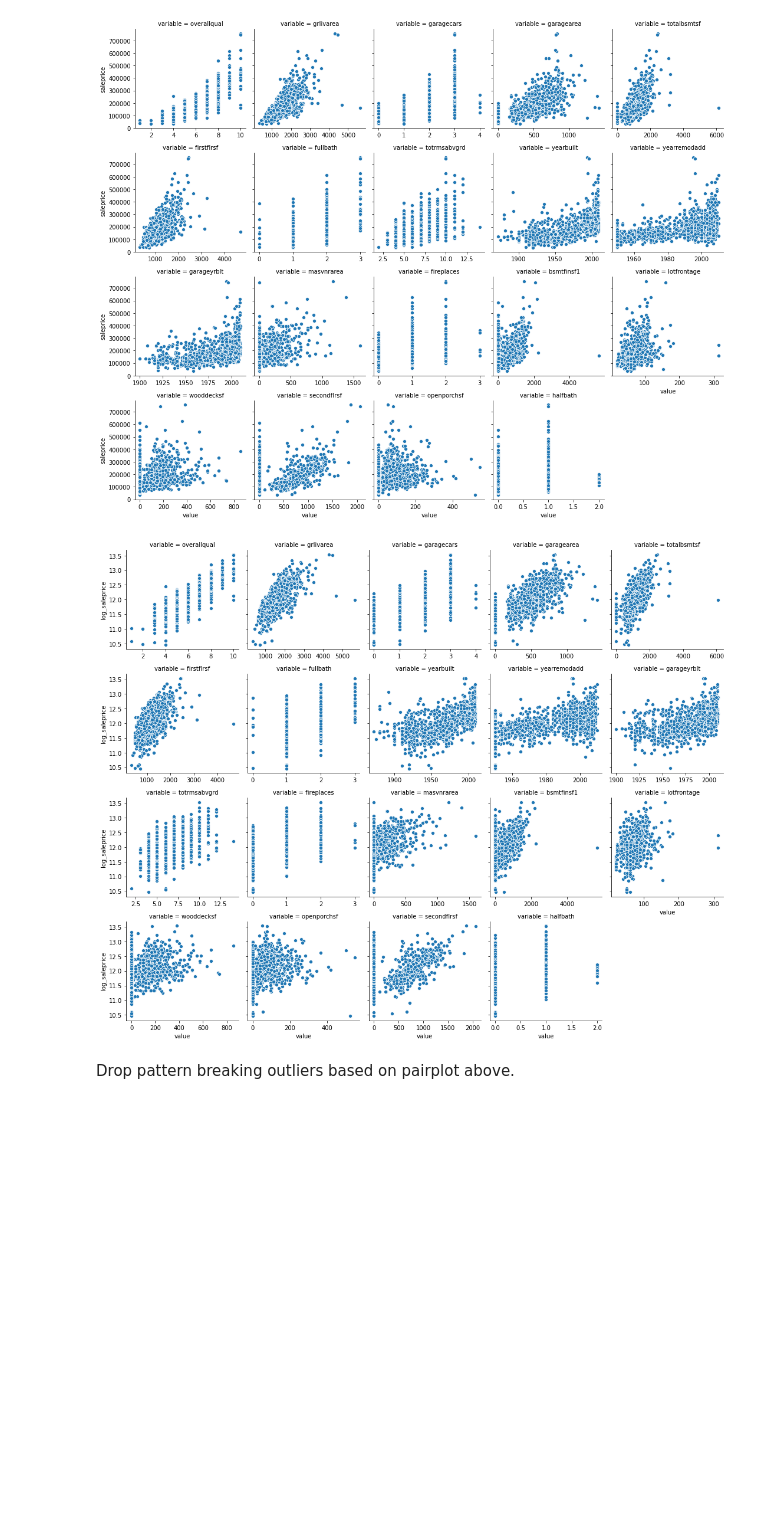
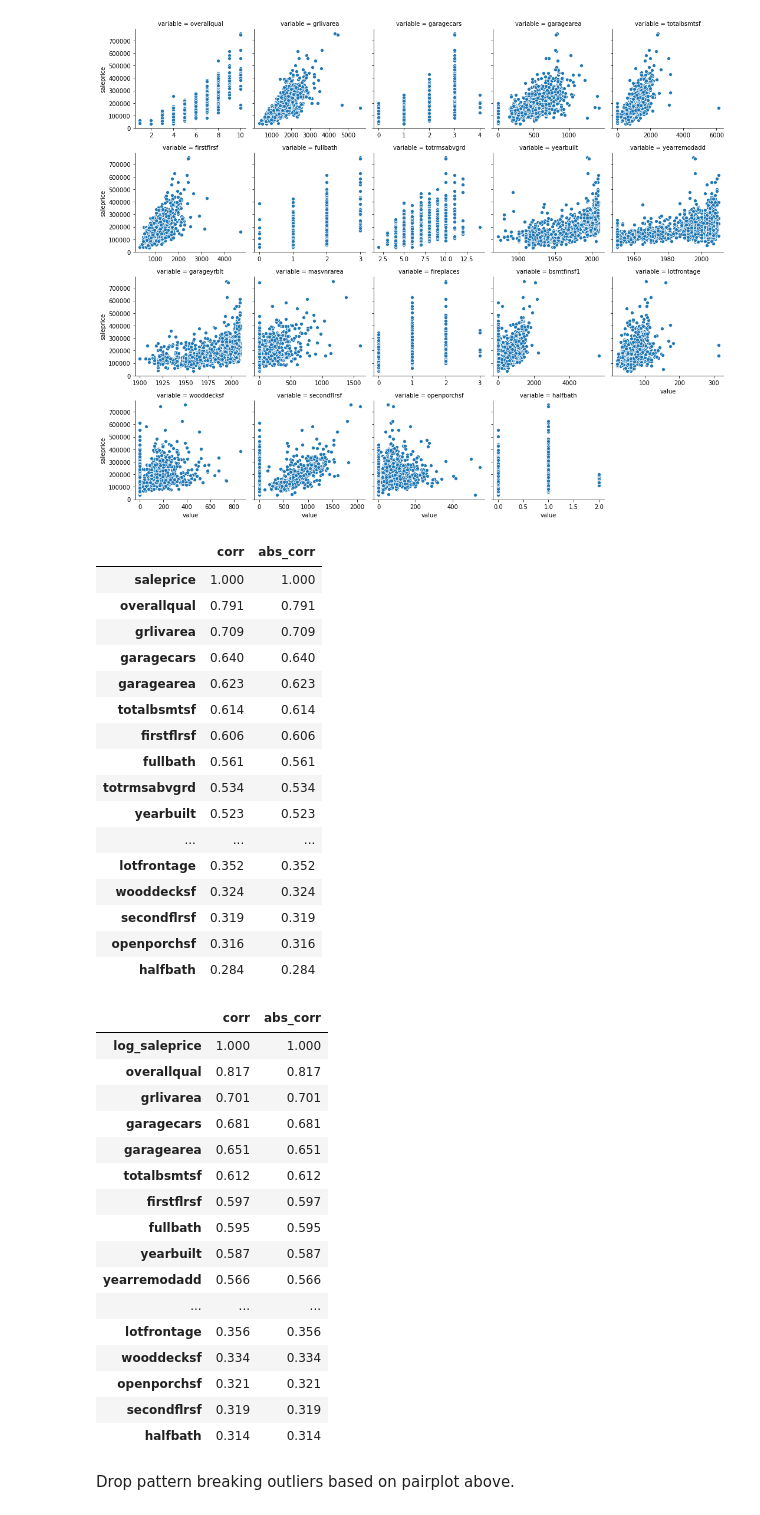
Before and after one commit to mgalaviz1/my_work, a Jupyter notebook: week6_linear_regression/lr_challenge.ipynb, the cells around one changed output. Saved outputs shown, nothing was run; the diff lists cells and outputs as text; code cells hidden in the pictures; blank space fills up the shorter version.

```diff
--- a/week6_linear_regression/lr_challenge.ipynb
+++ b/week6_linear_regression/lr_challenge.ipynb
@@ -351,7 +349,47 @@ df = df.drop(columns='saleprice')
-# %%
-plot_top_corrs(df, "log_saleprice")
-# %% [output]
-[figure, removed]
+# %%
+log_df = df.copy()
+log_df["log_saleprice"] = np.log(log_df["saleprice"])
+log_df = log_df.drop(columns=["saleprice"])
+
+top_n_corrs = top_corrs(df, "saleprice")
+log_top_n_corrs = top_corrs(log_df, "log_saleprice")
+
+display_side_by_side(top_n_corrs, log_top_n_corrs)
+# %% [output]
+|  | corr | abs_corr |
+| saleprice | 1.000 | 1.000 |
+| overallqual | 0.791 | 0.791 |
+| grlivarea | 0.709 | 0.709 |
+| garagecars | 0.640 | 0.640 |
+| garagearea | 0.623 | 0.623 |
+| totalbsmtsf | 0.614 | 0.614 |
+| firstflrsf | 0.606 | 0.606 |
+| fullbath | 0.561 | 0.561 |
+| totrmsabvgrd | 0.534 | 0.534 |
+| yearbuilt | 0.523 | 0.523 |
+| ... | ... | ... |
+| lotfrontage | 0.352 | 0.352 |
+| wooddecksf | 0.324 | 0.324 |
+| secondflrsf | 0.319 | 0.319 |
+| openporchsf | 0.316 | 0.316 |
+| halfbath | 0.284 | 0.284 |
+|  | corr | abs_corr |
+| log_saleprice | 1.000 | 1.000 |
+| overallqual | 0.817 | 0.817 |
+| grlivarea | 0.701 | 0.701 |
+| garagecars | 0.681 | 0.681 |
+| garagearea | 0.651 | 0.651 |
+| totalbsmtsf | 0.612 | 0.612 |
+| firstflrsf | 0.597 | 0.597 |
+| fullbath | 0.595 | 0.595 |
+| yearbuilt | 0.587 | 0.587 |
+| yearremodadd | 0.566 | 0.566 |
+| ... | ... | ... |
+| lotfrontage | 0.356 | 0.356 |
+| wooddecksf | 0.334 | 0.334 |
+| openporchsf | 0.321 | 0.321 |
+| secondflrsf | 0.319 | 0.319 |
+| halfbath | 0.314 | 0.314 |
 # %% [markdown]
 Drop pattern breaking outliers based on pairplot above.
 # %%
```
Also changed, not shown: parts of 49 cells of this notebook.
